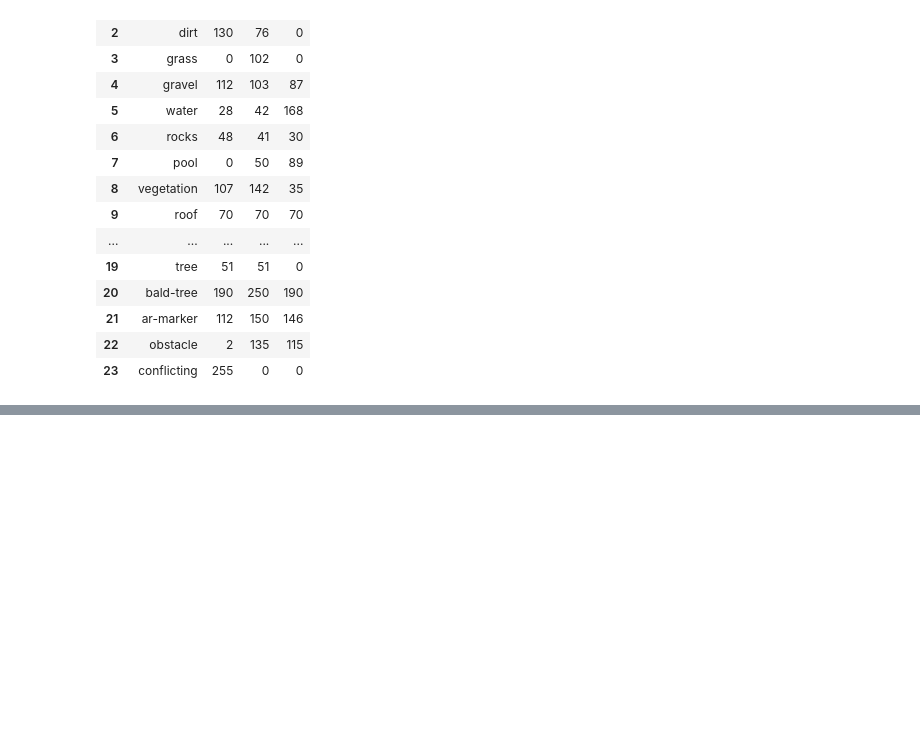
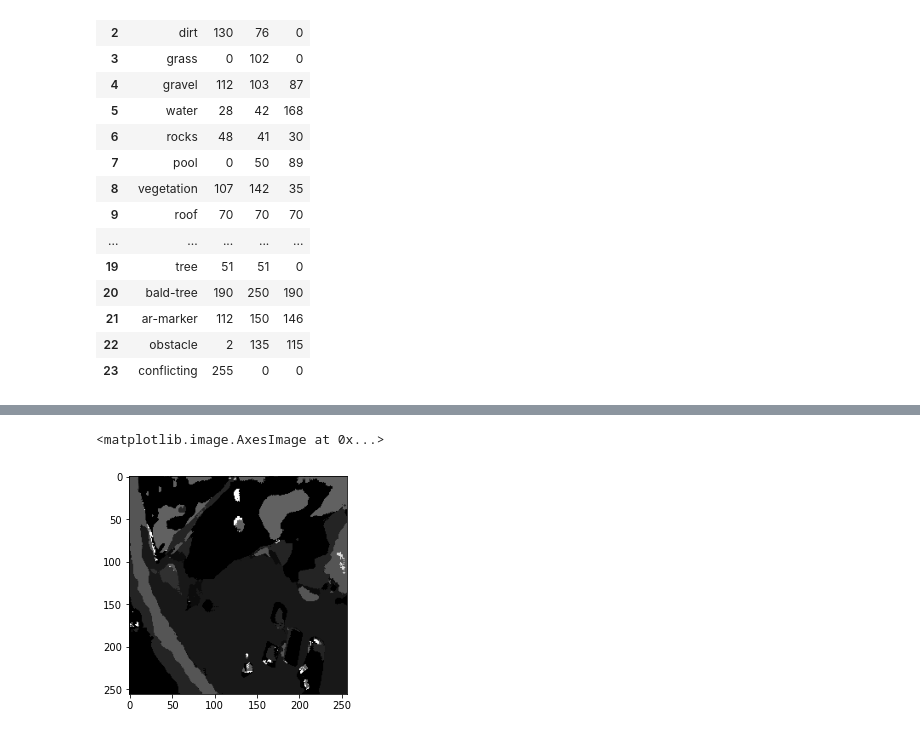
Before and after one commit to gandhisamay/Drone-Cam-Segmentation, a Jupyter notebook: Semantic_Segmentation.ipynb, the cells around one changed output, grey strips where cells are left out. Drawn from its saved outputs; the diff is of its cells as text; code cells hidden in the pictures; blank space fills up the shorter version.

```diff
--- a/Semantic_Segmentation.ipynb
+++ b/Semantic_Segmentation.ipynb
@@ -216,31 +195,31 @@ class UpConv(nn.Module):
         return out
 # %%
 class Bottom(nn.Module):
-    def __init__(self,channels_bottom=[512,1024]):
+    def __init__(self,channel=[128,256]):
         super().__init__()
-        self.channels_bottom = channels_bottom
+        self.channel=channel
         self.conv1 = nn.Conv2d(
-            in_channels=512,
-            out_channels=1024,
+            in_channels=self.channel[0],
+            out_channels=self.channel[1],
             kernel_size=3,
             padding=1,
             stride=1,
             bias=False
         )
         self.bn1 = nn.BatchNorm2d(
-            self.channels_bottom[1]
+            self.channel[1]
         )
         self.act1 = nn.ReLU()
         self.conv2 = nn.Conv2d(
-            in_channels=self.channels_bottom[1],
-            out_channels=self.channels_bottom[1],
+            in_channels=self.channel[1],
+            out_channels=self.channel[1],
             kernel_size=3,
             padding=1,
             stride=1,
             bias=False
         )
         self.bn2 = nn.BatchNorm2d(
-            self.channels_bottom[1]
+            self.channel[1]
         )
         self.act2 = nn.ReLU()
 
@@ -260,7 +239,7 @@ class Bottom(nn.Module):
         return self.bottom(x)
 # %%
 class Unet(nn.Module):
-    def __init__(self,num_classes,filters=[64,128,256,512],input_channels=3):
+    def __init__(self,num_classes,filters=[16,32,64,128],input_channels=3):
         super().__init__()
         self.contract = nn.ModuleList()
         self.expand   = nn.ModuleList()                      #64 - #128 - #256 - #512 - #1024 -#512
@@ -412,0 +401,5 @@ RuntimeError: ignored
+# %%
+plt.imshow(torch.argmax(F.softmax(model(TF.to_tensor(TF.resize(image,size=(256,256))).to(DEVICE).unsqueeze(0)),dim=1),axis=1).cpu()[0],cmap='gray')
+# %% [output]
+<matplotlib.image.AxesImage at 0x...>
+[figure, added]
```
Also changed, not shown: parts of 13 cells of this notebook.
